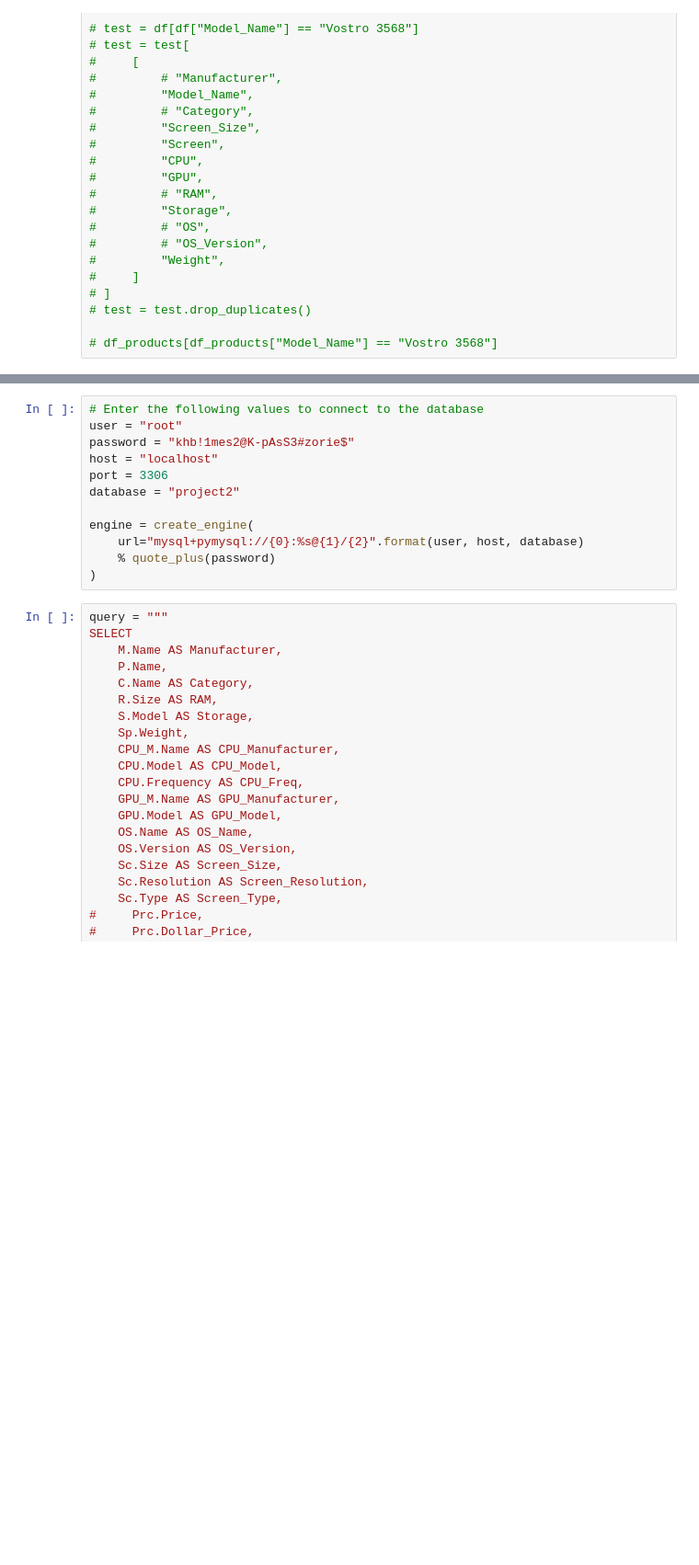
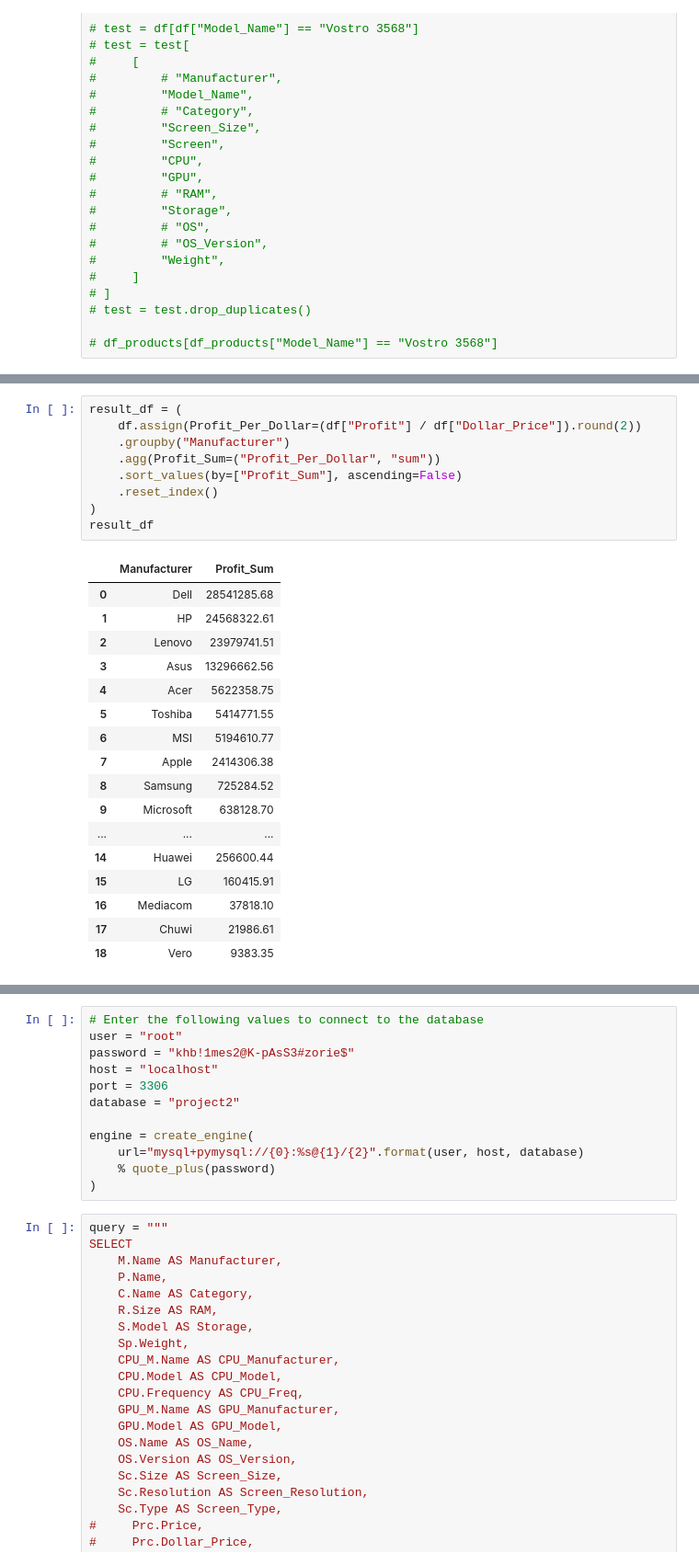
Before and after one commit to amiralira/G6_project2, a Jupyter notebook: Answers/requests.ipynb, the cells around one changed output, grey strips where cells are left out. Shown at 92% size. Cells and saved outputs as stored; diff of their text form; blank space fills up the shorter version.

```diff
--- a/Answers/requests.ipynb
+++ b/Answers/requests.ipynb
@@ -260,3 +351,30 @@ result_df
+# %%
+result_df = (
+    df.assign(Profit_Per_Dollar=(df["Profit"] / df["Dollar_Price"]).round(2))
+    .groupby("Manufacturer")
+    .agg(Profit_Sum=("Profit_Per_Dollar", "sum"))
+    .sort_values(by=["Profit_Sum"], ascending=False)
+    .reset_index()
+)
+result_df
+# %% [output]
+|  | Manufacturer | Profit_Sum |
+| 0 | Dell | 28541285.68 |
+| 1 | HP | 24568322.61 |
+| 2 | Lenovo | 23979741.51 |
+| 3 | Asus | 13296662.56 |
+| 4 | Acer | 5622358.75 |
+| 5 | Toshiba | 5414771.55 |
+| 6 | MSI | 5194610.77 |
+| 7 | Apple | 2414306.38 |
+| 8 | Samsung | 725284.52 |
+| 9 | Microsoft | 638128.70 |
+| ... | ... | ... |
+| 14 | Huawei | 256600.44 |
+| 15 | LG | 160415.91 |
+| 16 | Mediacom | 37818.10 |
+| 17 | Chuwi | 21986.61 |
+| 18 | Vero | 9383.35 |
 # %%
 result_df = (
     df.assign(Profit_Per_Dollar=(df["Profit"] / df["Dollar_Price"]).round(2))
```
Also changed, not shown: parts of 23 cells of this notebook.
